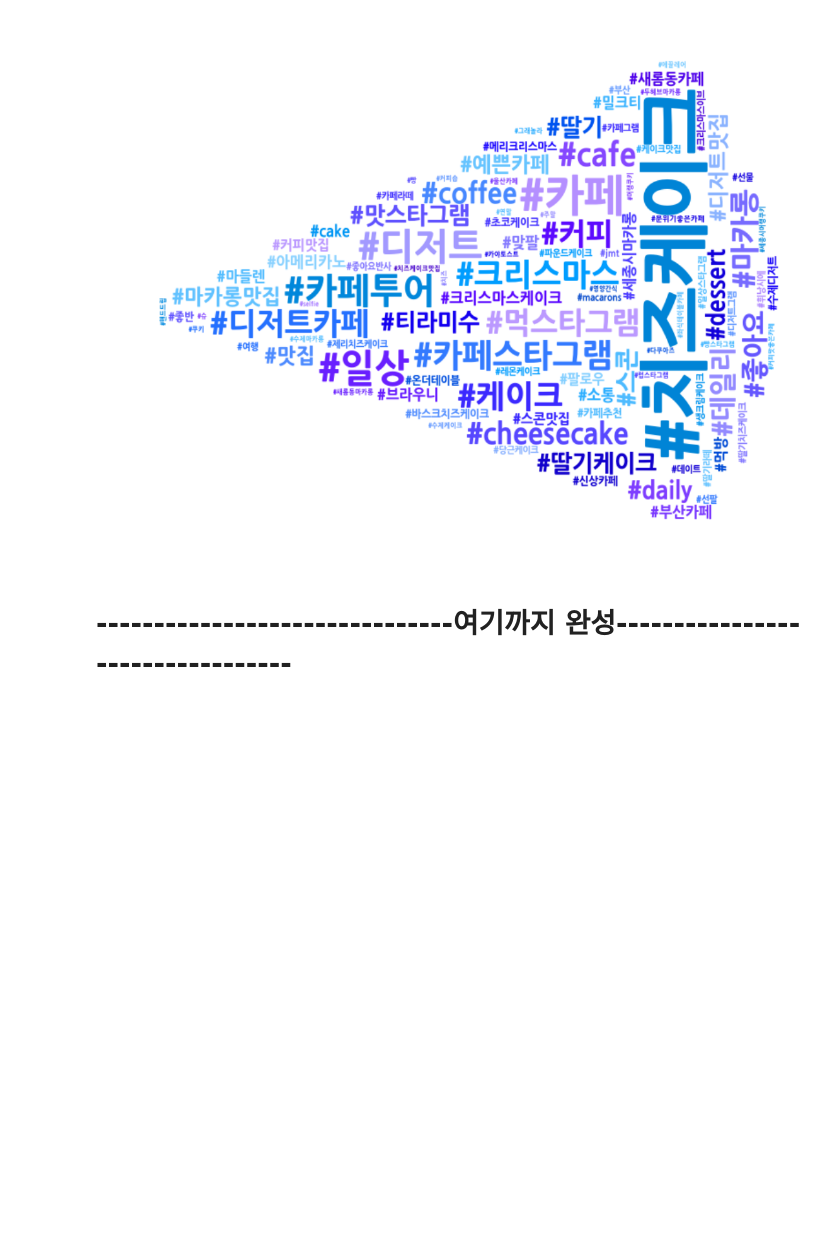
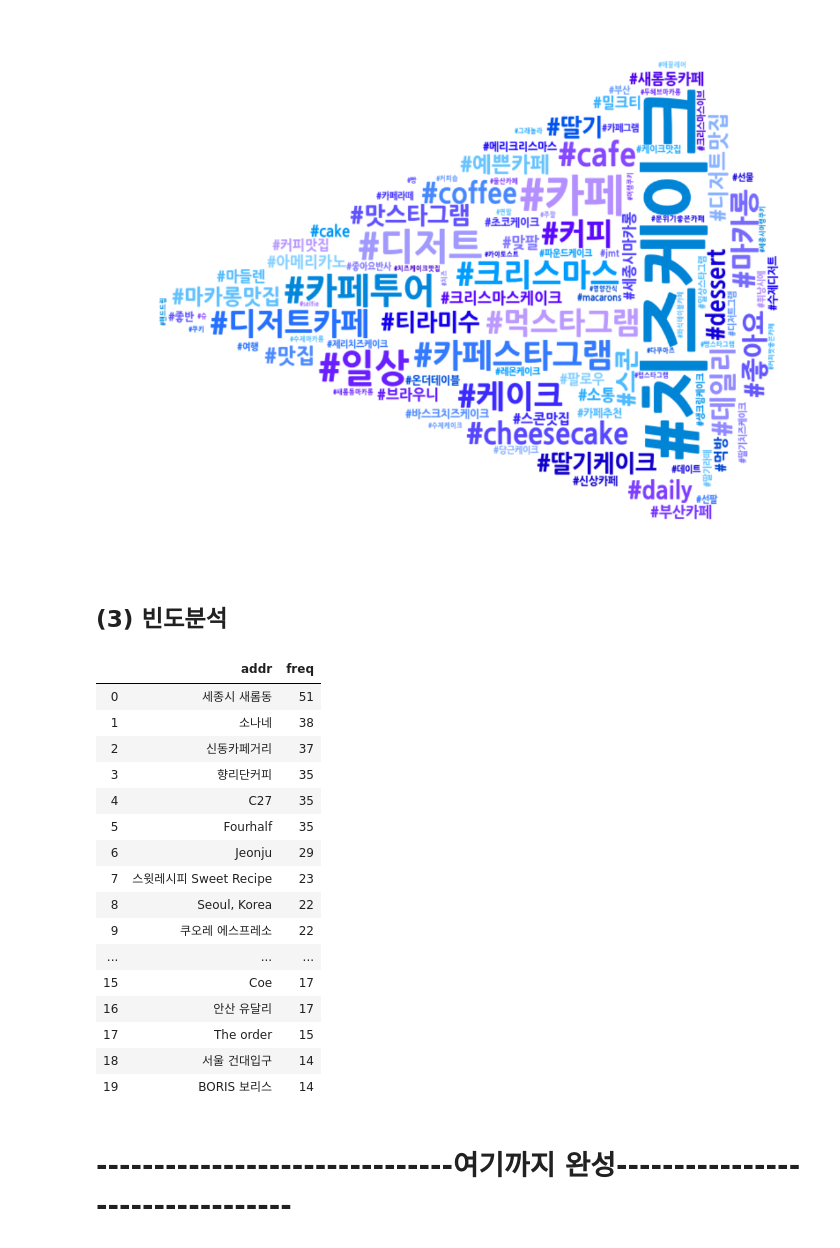
Before and after one commit to soothingni/PROJECT1, a Jupyter notebook: PROJECT1_정리.ipynb, the cells around one changed output. Saved outputs shown, nothing was run; the diff lists cells and outputs as text; code cells hidden in the pictures; blank space fills up the shorter version.

Commit message:
빈도분석 추가

```diff
--- a/PROJECT1_정리.ipynb
+++ b/PROJECT1_정리.ipynb
@@ -434,6 +433,29 @@ plt.axis("off")
 plt.show()
 # %% [output]
 [figure]
+# %% [markdown]
+## (3) 빈도분석
+# %%
+#개별 주소 순위
+freq_df[:20]
+# %% [output]
+|  | addr | freq |
+| 0 | 세종시 새롬동 | 51 |
+| 1 | 소나네 | 38 |
+| 2 | 신동카페거리 | 37 |
+| 3 | 향리단커피 | 35 |
+| 4 | C27 | 35 |
+| 5 | Fourhalf | 35 |
+| 6 | Jeonju | 29 |
+| 7 | 스윗레시피 Sweet Recipe | 23 |
+| 8 | Seoul, Korea | 22 |
+| 9 | 쿠오레 에스프레소 | 22 |
+| ... | ... | ... |
+| 15 | Coe | 17 |
+| 16 | 안산 유달리 | 17 |
+| 17 | The order | 15 |
+| 18 | 서울 건대입구 | 14 |
+| 19 | BORIS 보리스 | 14 |
 # %% [markdown]
 # -------------------------------여기까지 완성---------------------------------
 # %% [markdown]
```
Also changed, not shown: parts of 3 cells of this notebook.
